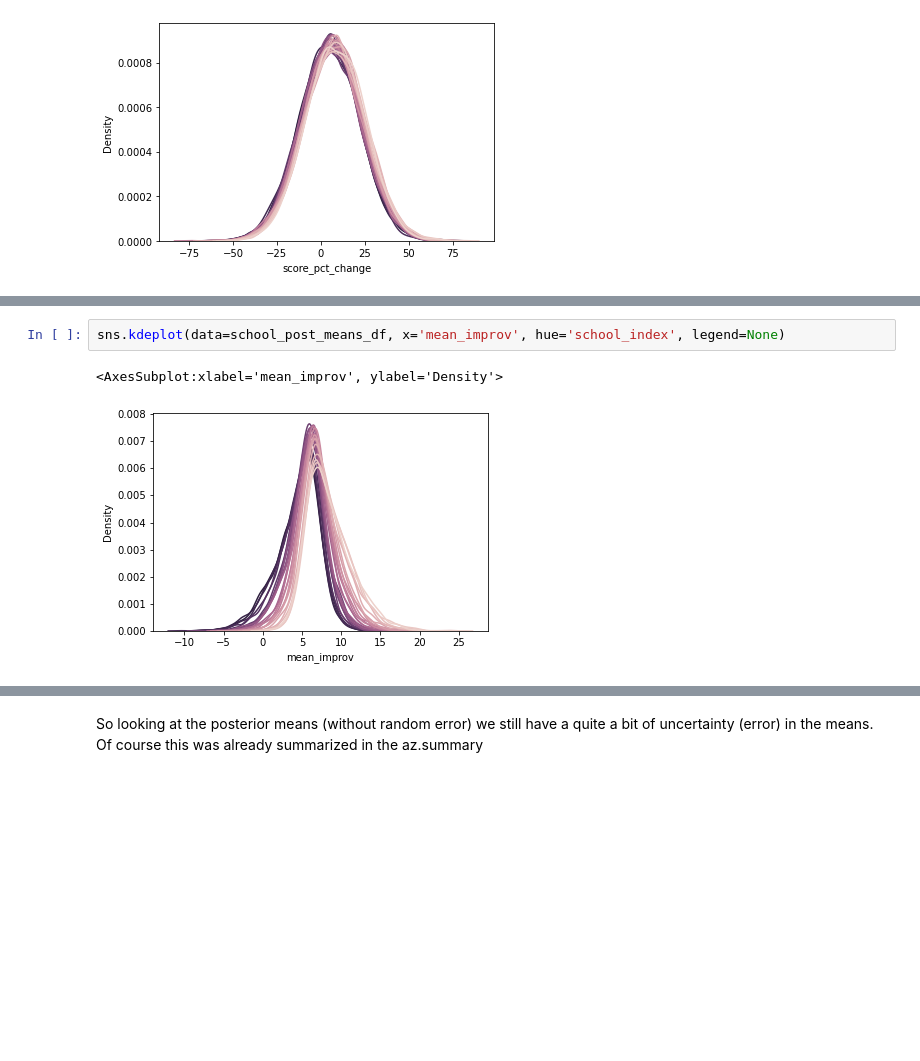
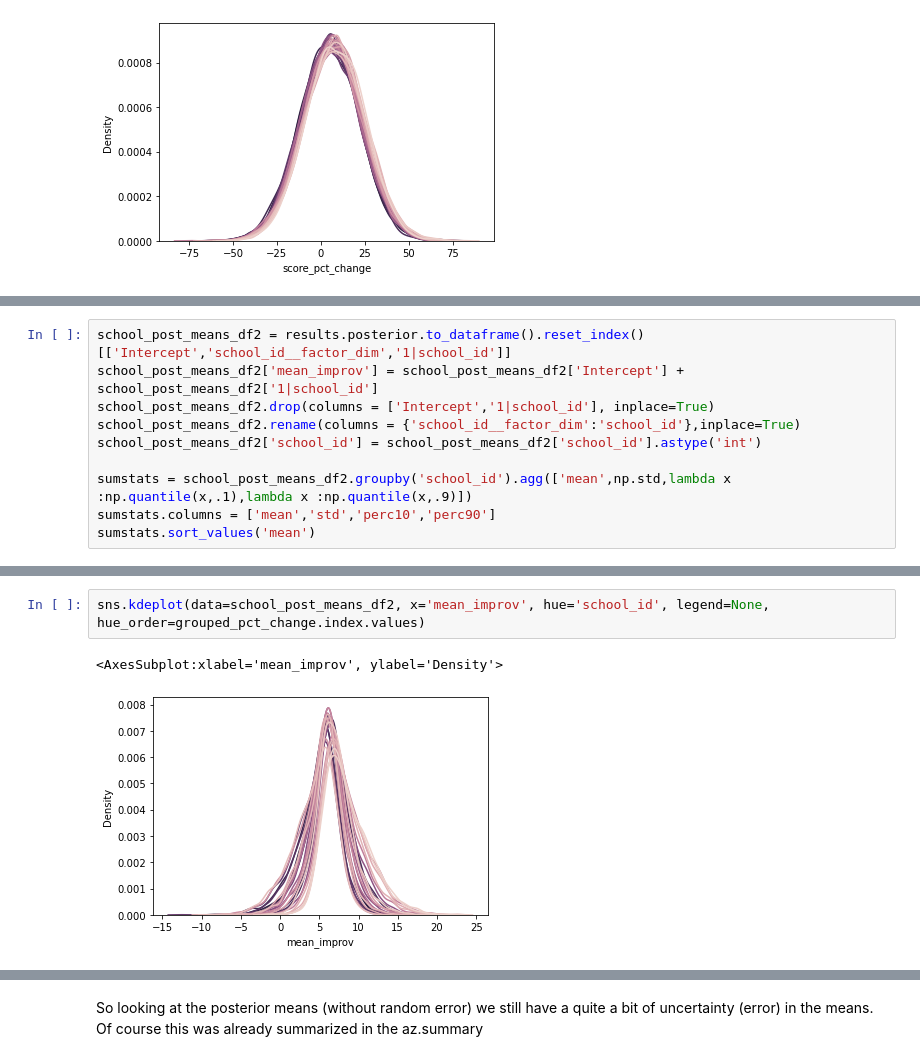
Before and after one commit to DrEntropy/BayesRulesWork, a Jupyter notebook: Chapter16.ipynb, the cells around one changed output, grey strips where cells are left out. Cells and saved outputs as stored; diff of their text form; blank space fills up the shorter version.

Commit message:
Simplified getting posterior means

```diff
--- a/Chapter16.ipynb
+++ b/Chapter16.ipynb
@@ -339,0 +329,10 @@ school_post_means_df.columns = ['school_index', 'mean_improv']
+# %%
+school_post_means_df2 = results.posterior.to_dataframe().reset_index()[['Intercept','school_id__factor_dim','1|school_id']]
+school_post_means_df2['mean_improv'] = school_post_means_df2['Intercept'] + school_post_means_df2['1|school_id']
+school_post_means_df2.drop(columns = ['Intercept','1|school_id'], inplace=True)
+school_post_means_df2.rename(columns = {'school_id__factor_dim':'school_id'},inplace=True)
+school_post_means_df2['school_id'] = school_post_means_df2['school_id'].astype('int')
+
+sumstats = school_post_means_df2.groupby('school_id').agg(['mean',np.std,lambda x :np.quantile(x,.1),lambda x :np.quantile(x,.9)])
+sumstats.columns = ['mean','std','perc10','perc90']
+sumstats.sort_values('mean')
@@ -340,5 +358,5 @@ school_post_means_df.columns = ['school_index', 'mean_improv']
 # %%
-sns.kdeplot(data=school_post_means_df, x='mean_improv', hue='school_index', legend=None)
+sns.kdeplot(data=school_post_means_df2, x='mean_improv', hue='school_id', legend=None, hue_order=grouped_pct_change.index.values)
 # %% [output]
 <AxesSubplot:xlabel='mean_improv', ylabel='Density'>
-[figure, old version]
+[figure, new version]
```
Also changed, not shown: parts of 6 cells of this notebook.
